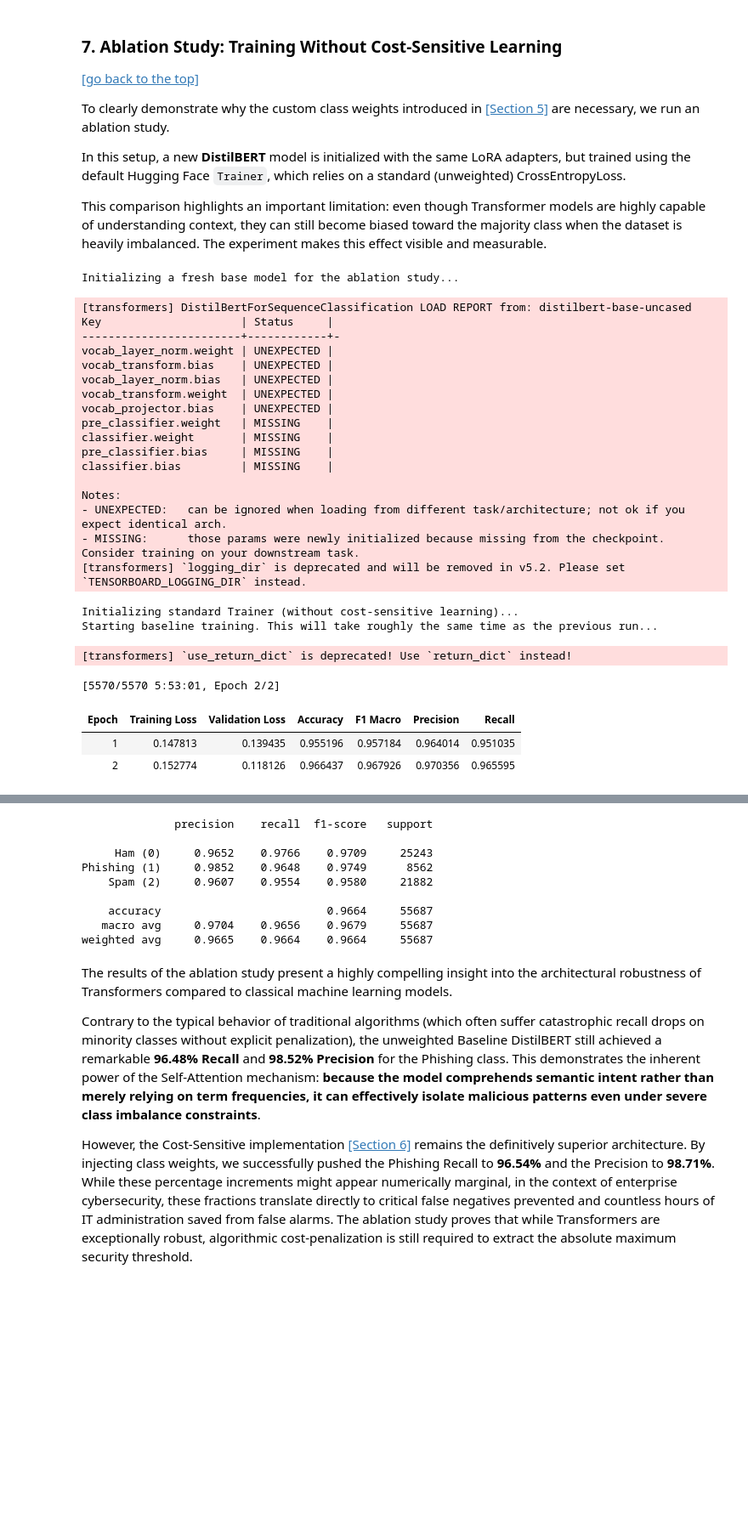
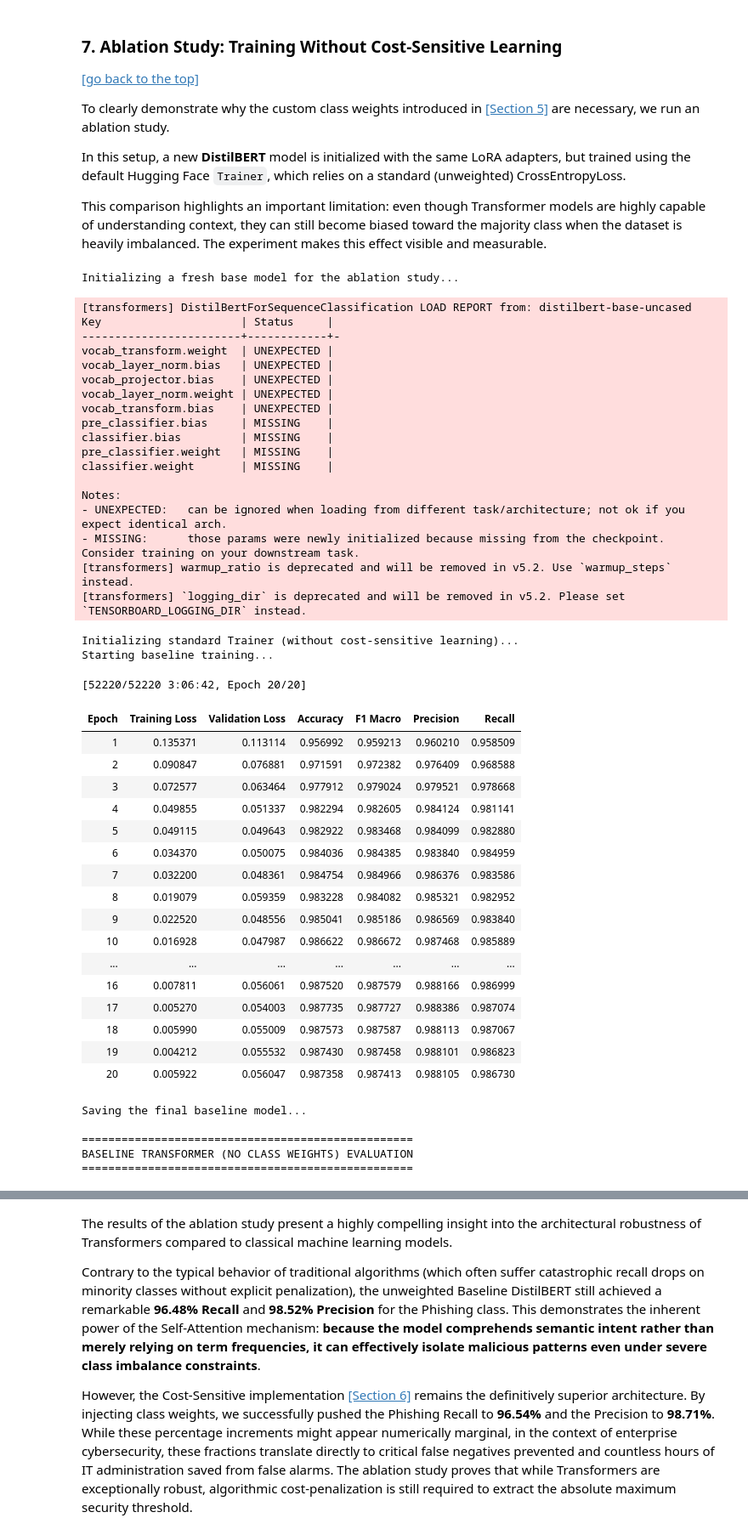
Before and after one commit to Alejandro-131004/Natural-Language-Processing, a Jupyter notebook: Project_2.ipynb, the cells around one changed output, grey strips where cells are left out. Shown at 85% size. Cells and saved outputs as stored; diff of their text form; code cells hidden in the pictures; blank space fills up the shorter version.

Commit message:
new results for project 2

```diff
--- a/Project_2.ipynb
+++ b/Project_2.ipynb
@@ -647,19 +664,24 @@ peft_model_baseline = get_peft_model(base_model_baseline, lora_config)
 
 # 3. Configure Training Arguments (saving to a DIFFERENT directory)
 training_args_baseline = TrainingArguments(
-    output_dir='./distilbert-lora-baseline',  # Distinct directory
+    output_dir="./distilbert-lora-baseline",
     eval_strategy="epoch",
     save_strategy="epoch",
-    learning_rate=5e-4,
-    per_device_train_batch_size=8,
-    per_device_eval_batch_size=8,
-    num_train_epochs=2,
+    learning_rate=2e-4,
+    per_device_train_batch_size=64,
+    per_device_eval_batch_size=64,
+    num_train_epochs=20,
     weight_decay=0.01,
     load_best_model_at_end=True,
     metric_for_best_model="f1_macro",
-    logging_dir='./logs_baseline',
-    logging_steps=100,
-    use_cpu=True
+    logging_dir="./logs_baseline",
+    logging_steps=50,
+    fp16=True,
+    dataloader_num_workers=16,
+    dataloader_pin_memory=True,
+    warmup_ratio=0.1,
+    lr_scheduler_type="cosine",
+    report_to="none",
 )
 
 # 4. Instantiate the STANDARD Trainer (NO class weights)
@@ -675,43 +697,61 @@ trainer_baseline = Trainer(
 )
 
 # 5. START BASELINE TRAINING
-print("Starting baseline training. This will take roughly the same time as the previous run...")
+print("Starting baseline training...")
 trainer_baseline.train()
 
-# Save the final best model explicitly to disk
 print("Saving the final baseline model...")
 trainer_baseline.save_model("./distilbert-lora-baseline/final_model")
 
 # 6. Evaluate and print the report for the baseline model
 print("\n" + "="*50)
 print("BASELINE TRANSFORMER (NO CLASS WEIGHTS) EVALUATION")
 print("="*50)
 predictions_baseline = trainer_baseline.predict(tokenized_datasets["test"])
 y_pred_baseline = np.argmax(predictions_baseline.predictions, axis=-1)
 print(classification_report(tokenized_datasets["test"]["label"], y_pred_baseline, target_names=target_names, digits=4))
 # %% [output]
 Initializing a fresh base model for the ablation study...
 [transformers] DistilBertForSequenceClassification LOAD REPORT from: distilbert-base-uncased
 Key                     | Status     |
 ------------------------+------------+-
+vocab_transform.weight  | UNEXPECTED |
+vocab_layer_norm.bias   | UNEXPECTED |
+vocab_projector.bias    | UNEXPECTED |
 vocab_layer_norm.weight | UNEXPECTED |
 vocab_transform.bias    | UNEXPECTED |
-vocab_layer_norm.bias   | UNEXPECTED |
-vocab_transform.weight  | UNEXPECTED |
-vocab_projector.bias    | UNEXPECTED |
+pre_classifier.bias     | MISSING    |
+classifier.bias         | MISSING    |
 pre_classifier.weight   | MISSING    |
 classifier.weight       | MISSING    |
-pre_classifier.bias     | MISSING    |
-classifier.bias         | MISSING    |
 
 Notes:
 - UNEXPECTED:   can be ignored when loading from different task/architecture; not ok if you expect identical arch.
 - MISSING:      those params were newly initialized because missing from the checkpoint. Consider training on your downstream task.
+[transformers] warmup_ratio is deprecated and will be removed in v5.2. Use `warmup_steps` instead.
 [transformers] `logging_dir` is deprecated and will be removed in v5.2. Please set `TENSORBOARD_LOGGING_DIR` instead.
 Initializing standard Trainer (without cost-sensitive learning)...
-Starting baseline training. This will take roughly the same time as the previous run...
+Starting baseline training...
-[transformers] `use_return_dict` is deprecated! Use `return_dict` instead!
+[52220/52220 3:06:42, Epoch 20/20]
+| Epoch | Training Loss | Validation Loss | Accuracy | F1 Macro | Precision | Recall |
+| 1 | 0.135371 | 0.113114 | 0.956992 | 0.959213 | 0.960210 | 0.958509 |
+| 2 | 0.090847 | 0.076881 | 0.971591 | 0.972382 | 0.976409 | 0.968588 |
+| 3 | 0.072577 | 0.063464 | 0.977912 | 0.979024 | 0.979521 | 0.978668 |
+| 4 | 0.049855 | 0.051337 | 0.982294 | 0.982605 | 0.984124 | 0.981141 |
+| 5 | 0.049115 | 0.049643 | 0.982922 | 0.983468 | 0.984099 | 0.982880 |
+| 6 | 0.034370 | 0.050075 | 0.984036 | 0.984385 | 0.983840 | 0.984959 |
+| 7 | 0.032200 | 0.048361 | 0.984754 | 0.984966 | 0.986376 | 0.983586 |
+| 8 | 0.019079 | 0.059359 | 0.983228 | 0.984082 | 0.985321 | 0.982952 |
+| 9 | 0.022520 | 0.048556 | 0.985041 | 0.985186 | 0.986569 | 0.983840 |
+| 10 | 0.016928 | 0.047987 | 0.986622 | 0.986672 | 0.987468 | 0.985889 |
+| ... | ... | ... | ... | ... | ... | ... |
+| 16 | 0.007811 | 0.056061 | 0.987520 | 0.987579 | 0.988166 | 0.986999 |
+| 17 | 0.005270 | 0.054003 | 0.987735 | 0.987727 | 0.988386 | 0.987074 |
+| 18 | 0.005990 | 0.055009 | 0.987573 | 0.987587 | 0.988113 | 0.987067 |
+| 19 | 0.004212 | 0.055532 | 0.987430 | 0.987458 | 0.988101 | 0.986823 |
+| 20 | 0.005922 | 0.056047 | 0.987358 | 0.987413 | 0.988105 | 0.986730 |
-[5570/5570 5:53:01, Epoch 2/2]
+Saving the final baseline model...
+
+==================================================
+BASELINE TRANSFORMER (NO CLASS WEIGHTS) EVALUATION
+==================================================
-| Epoch | Training Loss | Validation Loss | Accuracy | F1 Macro | Precision | Recall |
-| 1 | 0.147813 | 0.139435 | 0.955196 | 0.957184 | 0.964014 | 0.951035 |
-| 2 | 0.152774 | 0.118126 | 0.966437 | 0.967926 | 0.970356 | 0.965595 |
@@ -724,12 +768,3 @@ BASELINE TRANSFORMER (NO CLASS WEIGHTS) EVALUATION
-              precision    recall  f1-score   support
-
-     Ham (0)     0.9652    0.9766    0.9709     25243
-Phishing (1)     0.9852    0.9648    0.9749      8562
-    Spam (2)     0.9607    0.9554    0.9580     21882
-
-    accuracy                         0.9664     55687
-   macro avg     0.9704    0.9656    0.9679     55687
-weighted avg     0.9665    0.9664    0.9664     55687
 # %% [markdown]
 The results of the ablation study present a highly compelling insight into the architectural robustness of Transformers compared to classical machine learning models.
 
```
Also changed, not shown: parts of 22 cells of this notebook.
